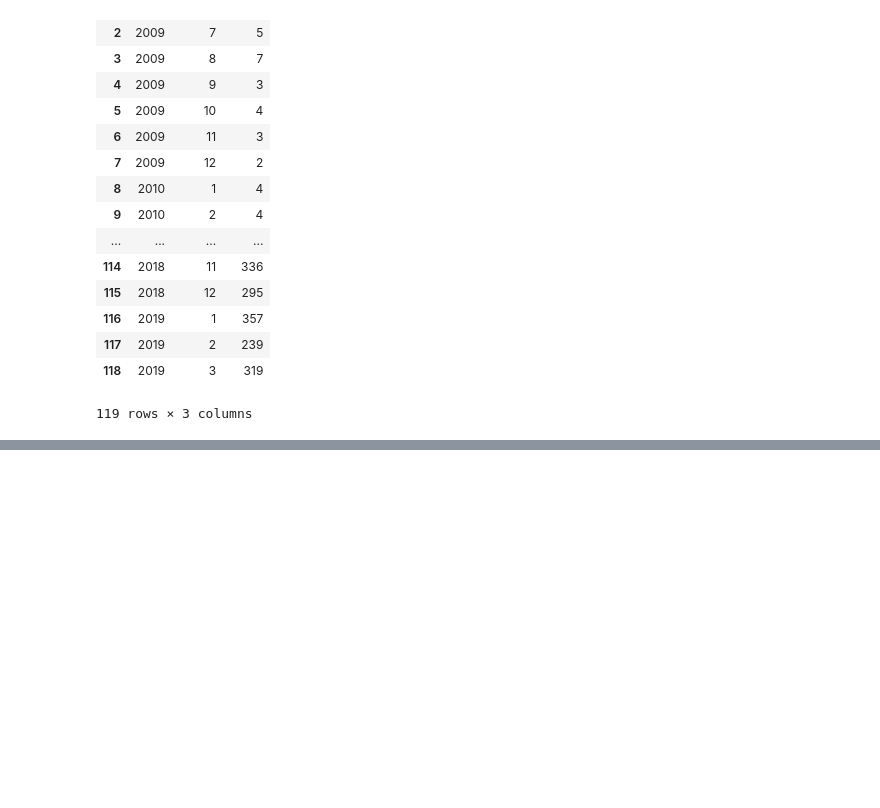
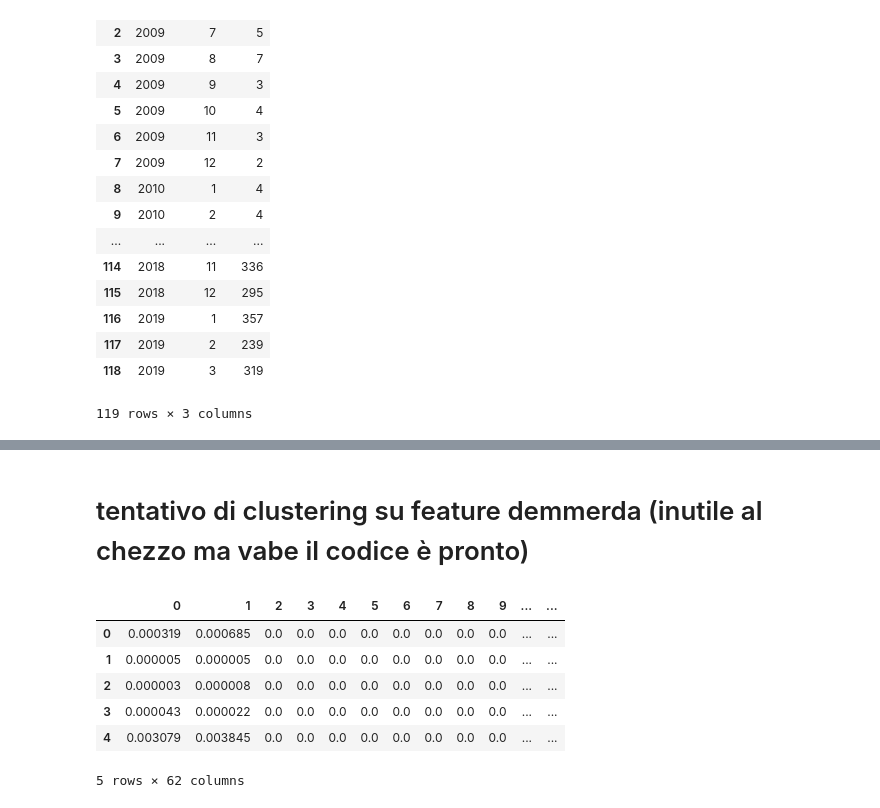
Before and after one commit to Gneur11/TextAnalytics, a Jupyter notebook: featureCreation.ipynb, the cells around one changed output, grey strips where cells are left out. Drawn from its saved outputs; the diff is of its cells as text; code cells hidden in the pictures; blank space fills up the shorter version.

```diff
--- a/featureCreation.ipynb
+++ b/featureCreation.ipynb
@@ -102,0 +140,17 @@ plt.plot(x = "month", y="count",data=temp)
+# %% [markdown]
+# tentativo di clustering su feature demmerda (inutile al chezzo ma vabe il codice è pronto)
+# %%
+from sklearn import preprocessing
+x = data.values #returns a numpy array
+min_max_scaler = preprocessing.MinMaxScaler()
+x_scaled = min_max_scaler.fit_transform(x)
+df = pd.DataFrame(x_scaled)
+df.head()
+# %% [output]
+|  | 0 | 1 | 2 | 3 | 4 | 5 | 6 | 7 | 8 | 9 | ... | ... |
+| 0 | 0.000319 | 0.000685 | 0.0 | 0.0 | 0.0 | 0.0 | 0.0 | 0.0 | 0.0 | 0.0 | ... | ... |
+| 1 | 0.000005 | 0.000005 | 0.0 | 0.0 | 0.0 | 0.0 | 0.0 | 0.0 | 0.0 | 0.0 | ... | ... |
+| 2 | 0.000003 | 0.000008 | 0.0 | 0.0 | 0.0 | 0.0 | 0.0 | 0.0 | 0.0 | 0.0 | ... | ... |
+| 3 | 0.000043 | 0.000022 | 0.0 | 0.0 | 0.0 | 0.0 | 0.0 | 0.0 | 0.0 | 0.0 | ... | ... |
+| 4 | 0.003079 | 0.003845 | 0.0 | 0.0 | 0.0 | 0.0 | 0.0 | 0.0 | 0.0 | 0.0 | ... | ... |
+5 rows × 62 columns
```
Also changed, not shown: parts of 10 cells of this notebook, 1 other file.
